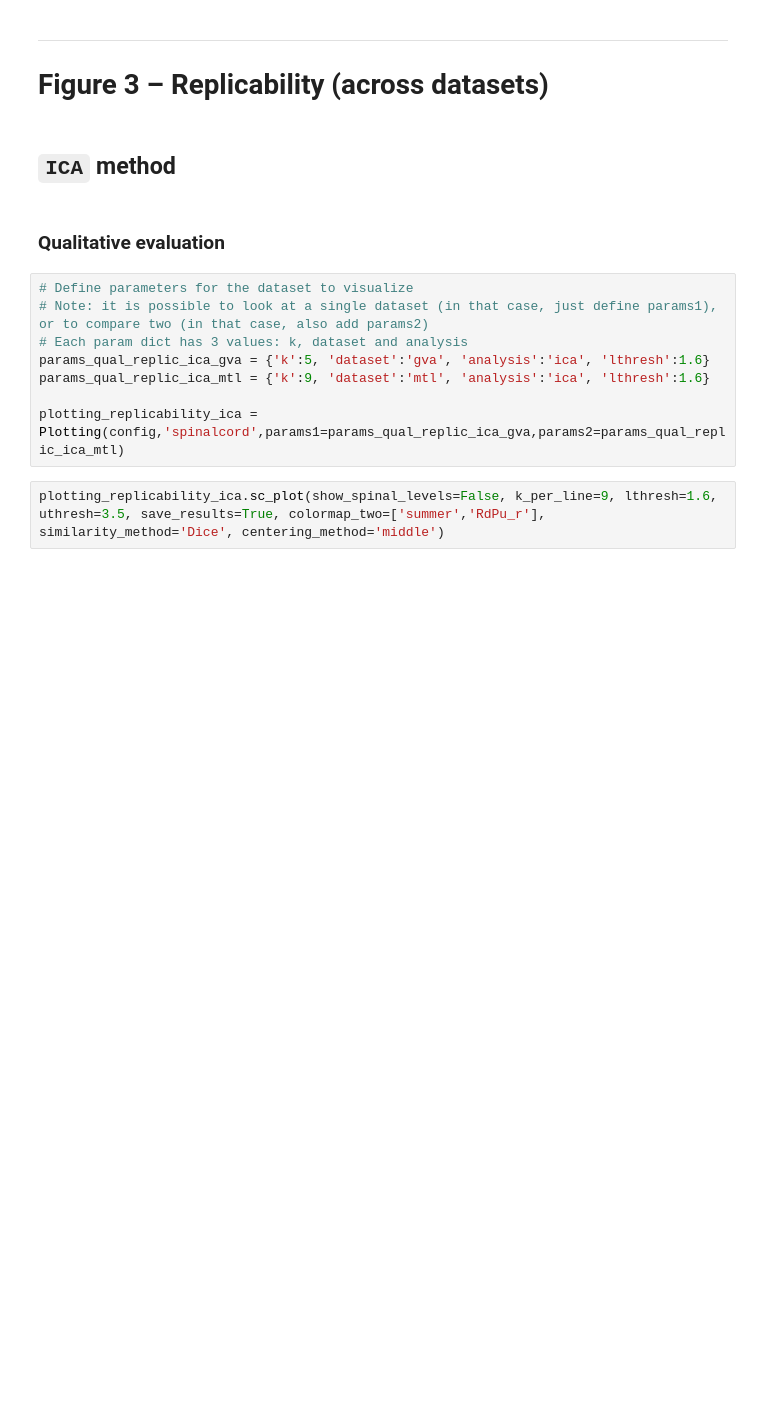
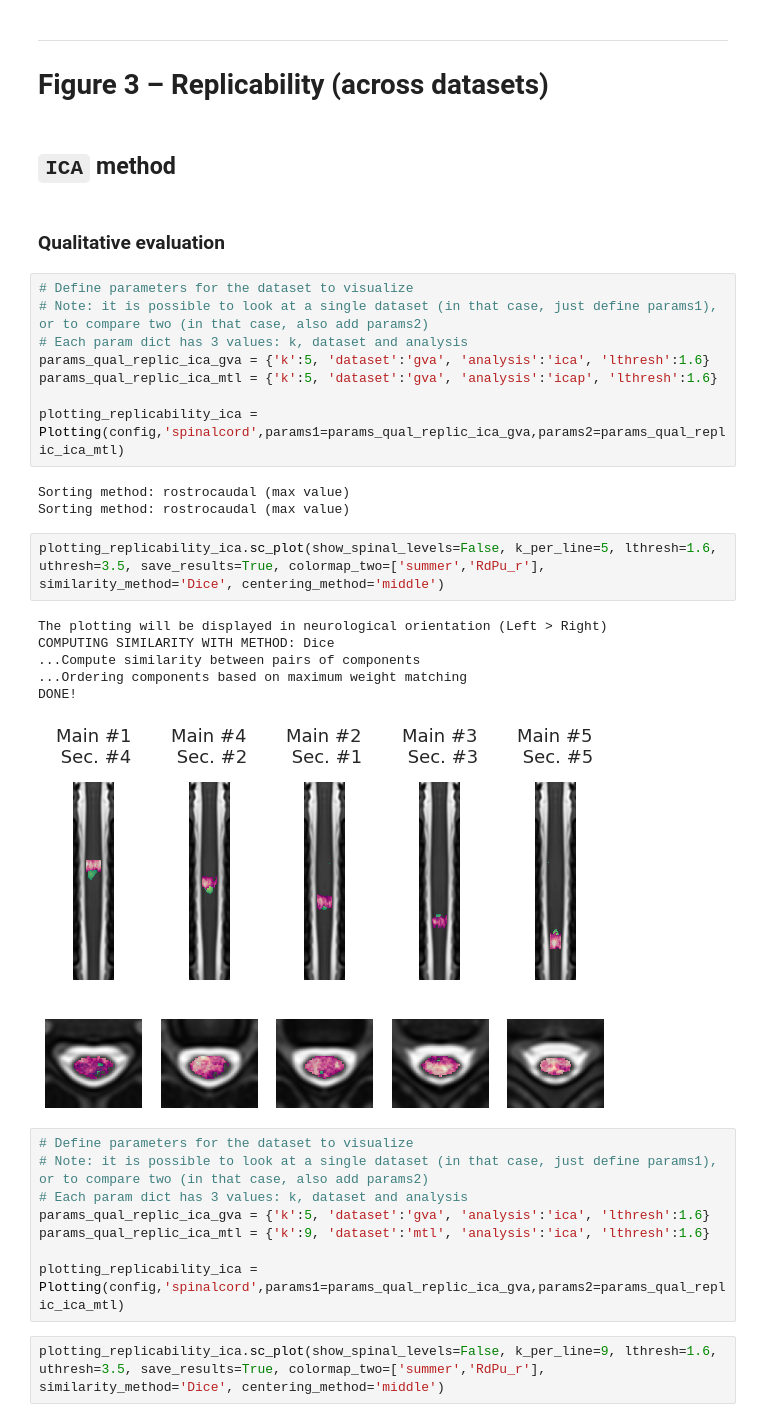
Before and after one commit to NawalK/hc_project_analyses, a Jupyter notebook: notebook/analysis_spine_only_paper.ipynb, the cells around one changed output. Cells and saved outputs as stored; diff of their text form; blank space fills up the shorter version.

```diff
--- a/notebook/analysis_spine_only_paper.ipynb
+++ b/notebook/analysis_spine_only_paper.ipynb
@@ -193,6 +219,26 @@ spine_analysis_robustness_mtl.spatial_similarity(k1=9,similarity_method='Dice',s
 ## `ICA` method
 # %% [markdown]
 ### Qualitative evaluation
+# %%
+# Define parameters for the dataset to visualize
+# Note: it is possible to look at a single dataset (in that case, just define params1), or to compare two (in that case, also add params2)
+# Each param dict has 3 values: k, dataset and analysis
+params_qual_replic_ica_gva = {'k':5, 'dataset':'gva', 'analysis':'ica', 'lthresh':1.6}
+params_qual_replic_ica_mtl = {'k':5, 'dataset':'gva', 'analysis':'icap', 'lthresh':1.6}
+
+plotting_replicability_ica = Plotting(config,'spinalcord',params1=params_qual_replic_ica_gva,params2=params_qual_replic_ica_mtl)
+# %% [output]
+Sorting method: rostrocaudal (max value)
+Sorting method: rostrocaudal (max value)
+# %%
+plotting_replicability_ica.sc_plot(show_spinal_levels=False, k_per_line=5, lthresh=1.6, uthresh=3.5, save_results=True, colormap_two=['summer','RdPu_r'], similarity_method='Dice', centering_method='middle')
+# %% [output]
+The plotting will be displayed in neurological orientation (Left > Right)
+COMPUTING SIMILARITY WITH METHOD: Dice
+...Compute similarity between pairs of components
+...Ordering components based on maximum weight matching
+DONE!
+[figure, added]
 # %%
 # Define parameters for the dataset to visualize
 # Note: it is possible to look at a single dataset (in that case, just define params1), or to compare two (in that case, also add params2)
```
Also changed, not shown: parts of 30 cells of this notebook, 1 other file.
